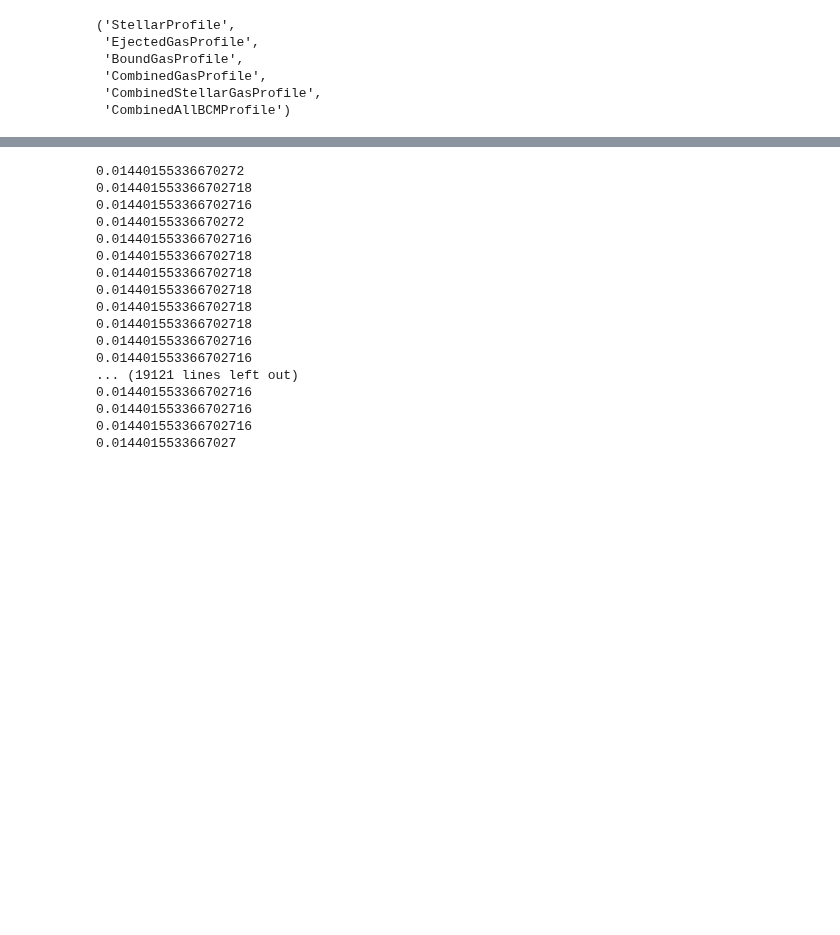
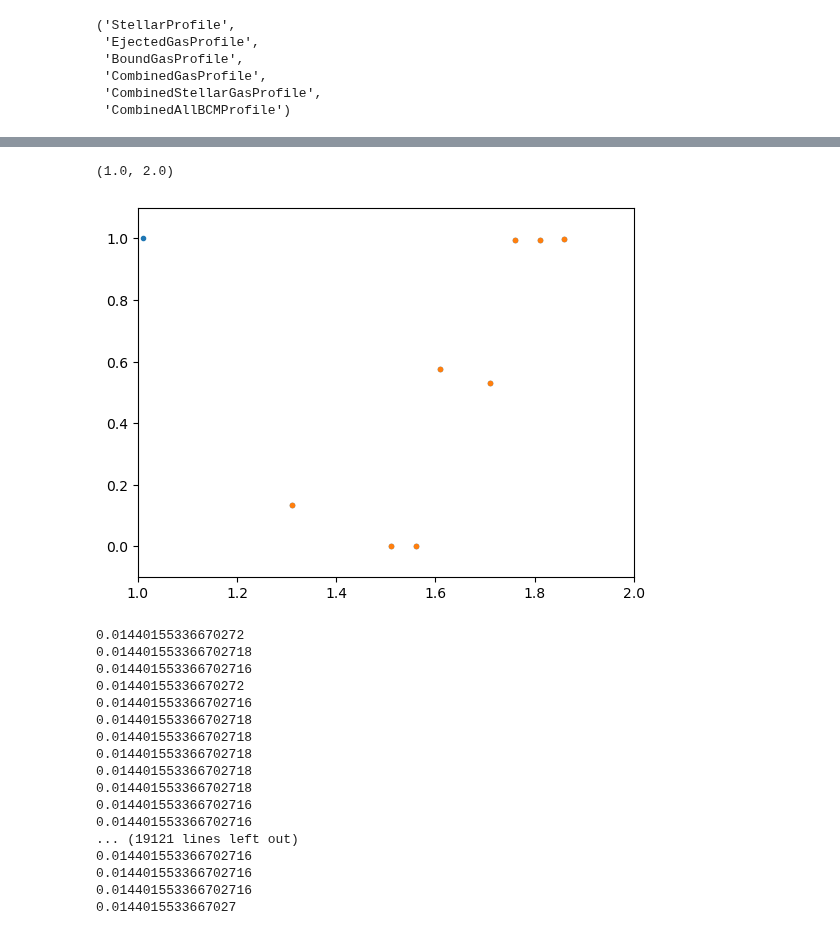
Before and after one commit to Catherine-Lambe/Oxford-Internship-Practices, a Jupyter notebook: ClassCreations_boundGasProfile_080724.ipynb, the cells around one changed output, grey strips where cells are left out. Saved outputs shown, nothing was run; the diff lists cells and outputs as text; code cells hidden in the pictures; blank space fills up the shorter version.

```diff
--- a/ClassCreations_boundGasProfile_080724.ipynb
+++ b/ClassCreations_boundGasProfile_080724.ipynb
@@ -553,3 +630,11 @@ for i, gam in enumerate(gamma_array):
+# %%
+plt.plot(gamma_array, prof_range, '.');
+plt.plot(gamma_array, prof_range2, '.');
+plt.ylim(-0.1,1.1);
+plt.xlim(1,2)
+# %% [output]
+(1.0, 2.0)
+[figure, added]
 # %%
 i = 0
 for j in bd_real[0]:
```
Also changed, not shown: parts of 16 cells of this notebook.
